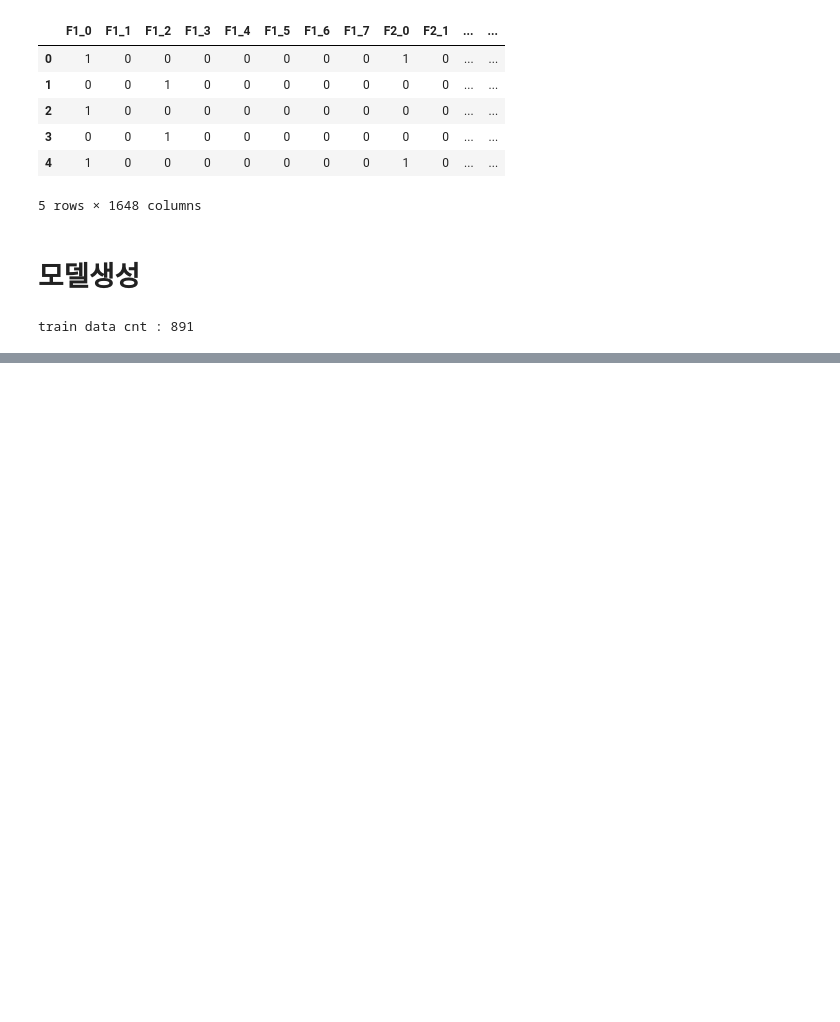
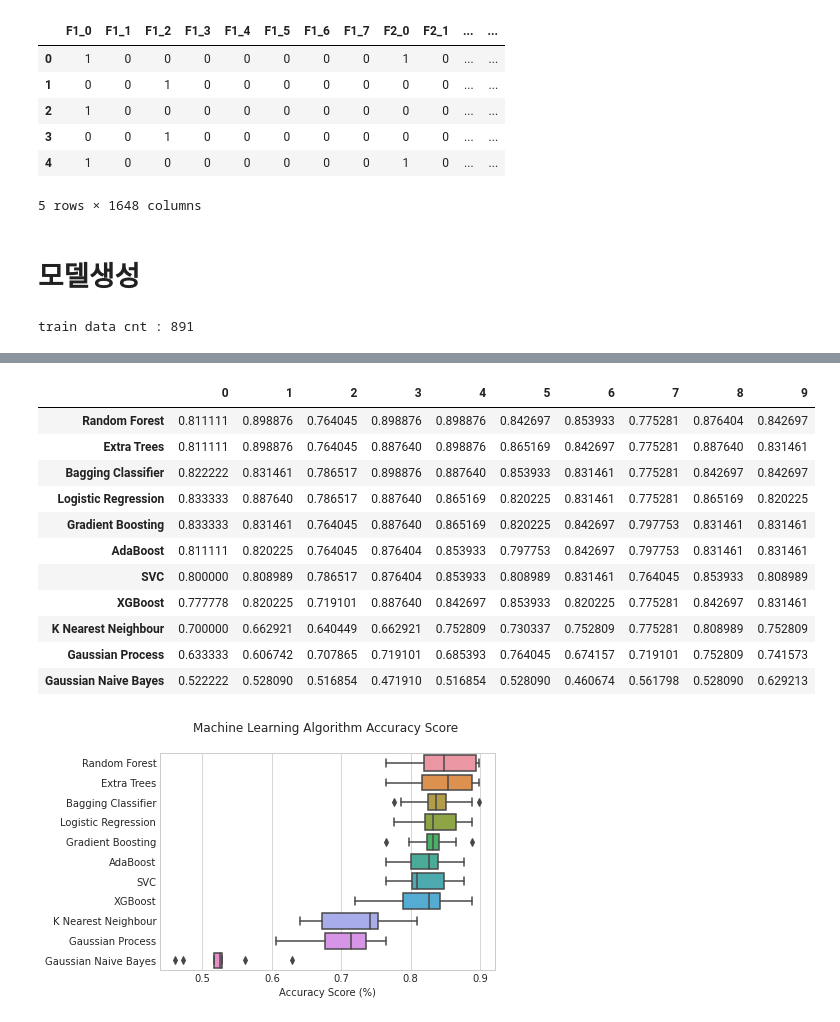
Before and after one commit to SoonKi-Eun/Kaggle, a Jupyter notebook: titanic-test-1.ipynb, the cells around one changed output, grey strips where cells are left out. Cells and saved outputs as stored; diff of their text form; code cells hidden in the pictures; blank space fills up the shorter version.

```diff
--- a/titanic-test-1.ipynb
+++ b/titanic-test-1.ipynb
@@ -1560,2 +1606,8 @@ for ind, mod in enumerate(models):
     acc = cross_val_score(mod, X_train, y_train, scoring = "accuracy", cv = 10)
     scores[model_names[ind]] = acc
+# %%
+# 결과 테이블을 만듭니다.
+results = pd.DataFrame(scores).T
+results['mean'] = results.mean(1)
+result_df = results.sort_values(by='mean', ascending=False)#.reset_index()
+result_df
@@ -1561,0 +1627,20 @@ for ind, mod in enumerate(models):
+# %%
+result_df = result_df.drop(['mean'], axis=1)
+sns.boxplot(data=result_df.T, orient='h')
+plt.title('Machine Learning Algorithm Accuracy Score \n')
+plt.xlabel('Accuracy Score (%)');
+result_df.head(11)
+# %% [output]
+|  | 0 | 1 | 2 | 3 | 4 | 5 | 6 | 7 | 8 | 9 |
+| Random Forest | 0.811111 | 0.898876 | 0.764045 | 0.898876 | 0.898876 | 0.842697 | 0.853933 | 0.775281 | 0.876404 | 0.842697 |
+| Extra Trees | 0.811111 | 0.898876 | 0.764045 | 0.887640 | 0.898876 | 0.865169 | 0.842697 | 0.775281 | 0.887640 | 0.831461 |
+| Bagging Classifier | 0.822222 | 0.831461 | 0.786517 | 0.898876 | 0.887640 | 0.853933 | 0.831461 | 0.775281 | 0.842697 | 0.842697 |
+| Logistic Regression | 0.833333 | 0.887640 | 0.786517 | 0.887640 | 0.865169 | 0.820225 | 0.831461 | 0.775281 | 0.865169 | 0.820225 |
+| Gradient Boosting | 0.833333 | 0.831461 | 0.764045 | 0.887640 | 0.865169 | 0.820225 | 0.842697 | 0.797753 | 0.831461 | 0.831461 |
+| AdaBoost | 0.811111 | 0.820225 | 0.764045 | 0.876404 | 0.853933 | 0.797753 | 0.842697 | 0.797753 | 0.831461 | 0.831461 |
+| SVC | 0.800000 | 0.808989 | 0.786517 | 0.876404 | 0.853933 | 0.808989 | 0.831461 | 0.764045 | 0.853933 | 0.808989 |
+| XGBoost | 0.777778 | 0.820225 | 0.719101 | 0.887640 | 0.842697 | 0.853933 | 0.820225 | 0.775281 | 0.842697 | 0.831461 |
+| K Nearest Neighbour | 0.700000 | 0.662921 | 0.640449 | 0.662921 | 0.752809 | 0.730337 | 0.752809 | 0.775281 | 0.808989 | 0.752809 |
+| Gaussian Process | 0.633333 | 0.606742 | 0.707865 | 0.719101 | 0.685393 | 0.764045 | 0.674157 | 0.719101 | 0.752809 | 0.741573 |
+| Gaussian Naive Bayes | 0.522222 | 0.528090 | 0.516854 | 0.471910 | 0.516854 | 0.528090 | 0.460674 | 0.561798 | 0.528090 | 0.629213 |
+[figure, added]
```
Also changed, not shown: parts of 22 cells of this notebook.
